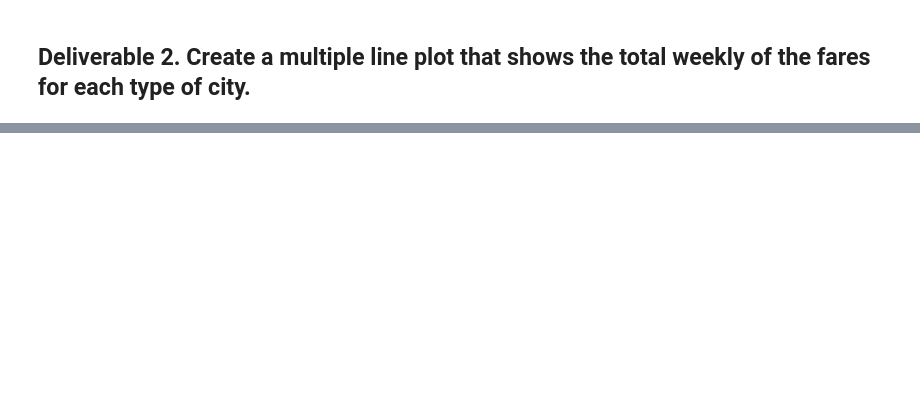
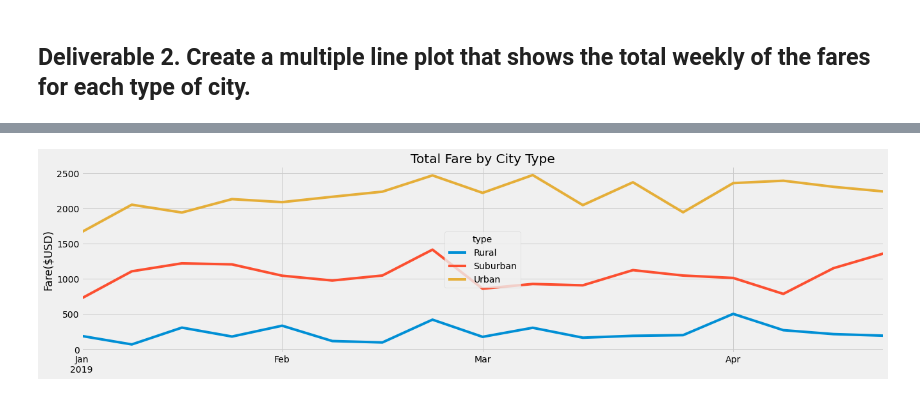
Before and after one commit to reheck/PyBer_Analysis, a Jupyter notebook: PyBer_Challenge.ipynb, the cells around one changed output, grey strips where cells are left out. Cells and saved outputs as stored; diff of their text form; code cells hidden in the pictures; blank space fills up the shorter version.

```diff
--- a/PyBer_Challenge.ipynb
+++ b/PyBer_Challenge.ipynb
@@ -114,3 +158,5 @@ pyber_summary_df
 # %%
 # 4. Create a pivot table with the 'date' as the index, the columns ='type', and values='fare'
 # to get the total fares for each type of city by the date.
+fares_city_date_pivot = fares_city_date_df.pivot(index="date", columns="type", values="fare")
+fares_city_date_pivot.head(10)
@@ -117,2 +176,4 @@ pyber_summary_df
 # %%
 # 5. Create a new DataFrame from the pivot table DataFrame using loc on the given dates, '2019-01-01':'2019-04-29'.
+jan_to_april_df = fares_city_date_pivot.loc['2019-01-01':'2019-04-29',:]
+jan_to_april_df.tail(10)
@@ -119,4 +193,4 @@ pyber_summary_df
 # %%
 # 6. Set the "date" index to datetime datatype. This is necessary to use the resample() method in Step 8.
-# df.index = pd.to_datetime(df.index)
+jan_to_april_df.index = pd.to_datetime(jan_to_april_df.index)
 # %%
@@ -124,2 +210,4 @@ pyber_summary_df
 # %%
-# 8. Create a new DataFrame using the "resample()" function by week 'W' and get the sum of the fares for each week.
+# 7. Create a new DataFrame using the "resample()" function by week 'W' and get the sum of the fares for each week.
+weekly_df = jan_to_april_df.resample("W").sum()
+weekly_df
@@ -126,7 +234,14 @@ pyber_summary_df
 # %%
 # 8. Using the object-oriented interface method, plot the resample DataFrame using the df.plot() function.
+weekly_df.plot(figsize=(20, 5), title="Total Fare by City Type", xlabel="", ylabel="Fare($USD)")
+
 
 # Import the style from Matplotlib.
 from matplotlib import style
 # Use the graph style fivethirtyeight.
 style.use('fivethirtyeight')
+
+# Save the figure.
+plt.savefig("analysis/PyBer_fare_summary.png")
+# %% [output]
+[figure, added]
```
Also changed, not shown: parts of 15 cells of this notebook, 1 other file.
